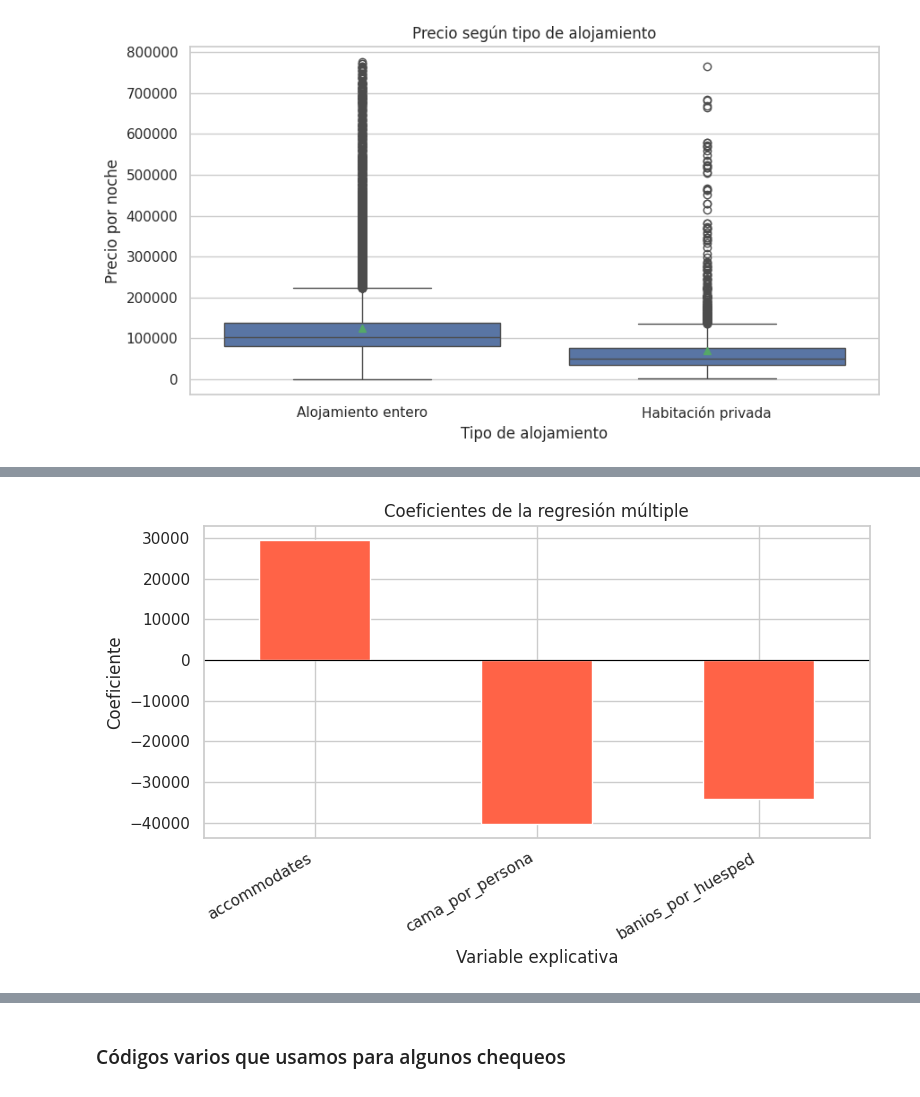
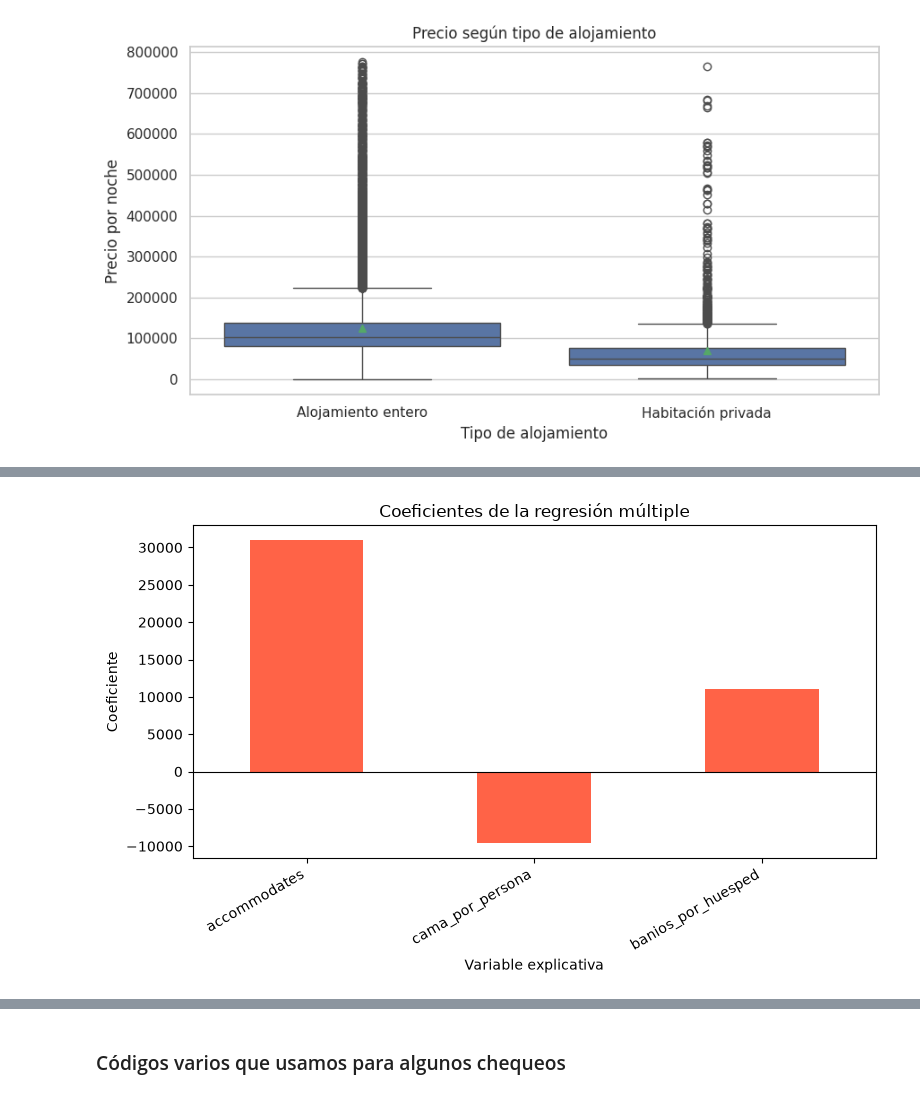
Before and after one commit to ClariflaroCode/TP_fundamentos_grupo30_airbnb, a Jupyter notebook: Entrega.ipynb, the cells around one changed output, grey strips where cells are left out. Saved outputs shown, nothing was run; the diff lists cells and outputs as text; code cells hidden in the pictures.

```diff
--- a/Entrega.ipynb
+++ b/Entrega.ipynb
@@ -684,18 +883,18 @@ Notes:
 # %%
 # Usá el nombre del modelo que quieras visualizar.
-coeficientes = modelo.params.drop("Intercept")
+coeficientes = modelo_recortado.params.drop("Intercept")
 
 fig, ax = plt.subplots(figsize=(8, 5))
 
 coeficientes.plot.bar(ax=ax, color="tomato")
 
 ax.axhline(0, color="black", linewidth=0.8)
 ax.set_title("Coeficientes de la regresión múltiple")
 ax.set_xlabel("Variable explicativa")
 ax.set_ylabel("Coeficiente")
 plt.xticks(rotation=30, ha="right")
 
 plt.tight_layout()
 plt.show()
 # %% [output]
-[figure, old version]
+[figure, new version]
```
Also changed, not shown: parts of 43 cells of this notebook, 1 other file.
